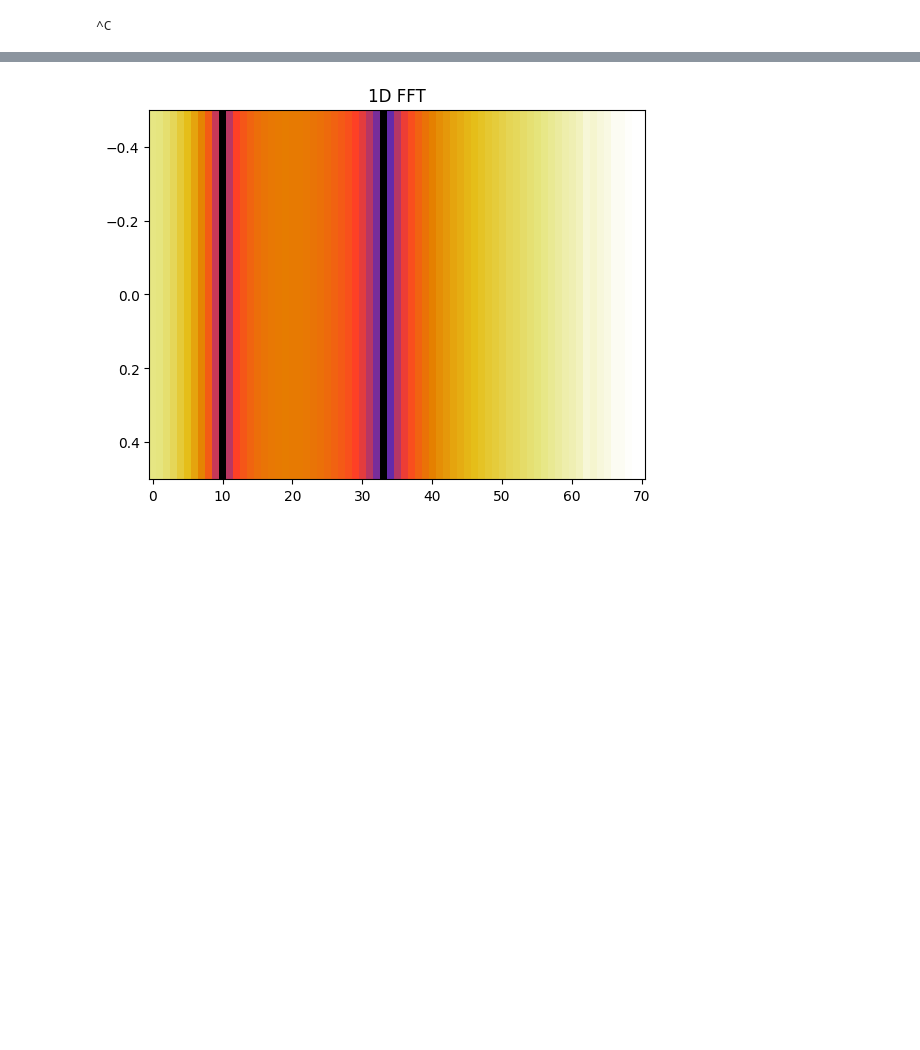
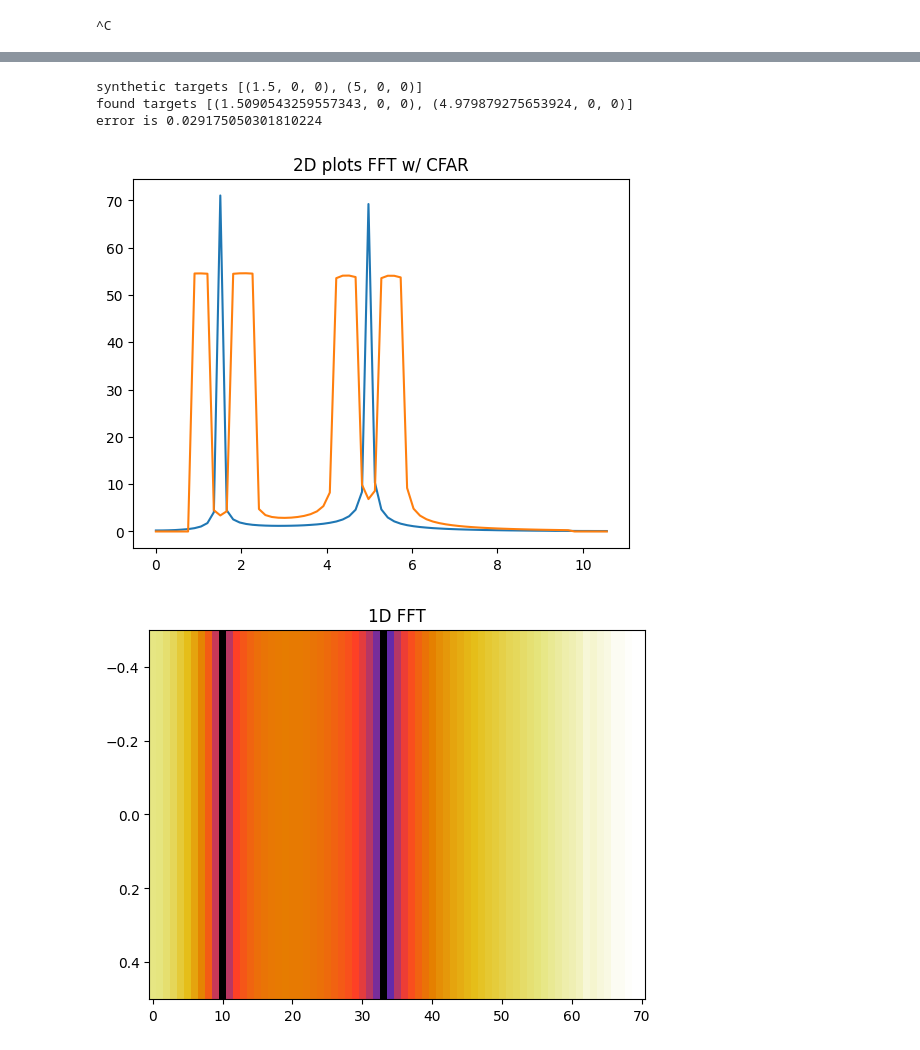
Before and after one commit to matt-chv/mmWrt, a Jupyter notebook: docs/Intro_nb.ipynb, the cells around one changed output, grey strips where cells are left out. Saved outputs shown, nothing was run; the diff lists cells and outputs as text; code cells hidden in the pictures; blank space fills up the shorter version.

```diff
--- a/docs/Intro_nb.ipynb
+++ b/docs/Intro_nb.ipynb
@@ -122,2 +80,47 @@ error is 0.029175050301810224
+# %%
+c = 3e8
+
+debug_ON = True
+test = 0
+radar = Radar(transmitter=Transmitter(bw=1e9, slope=70e8),
+              receiver=Receiver(fs=1e3, max_adc_buffer_size=256,
+                                debug=debug_ON), debug=debug_ON)
+
+target1 = Target(1.5)
+target2 = Target(5, 0, 0, vx=lambda t: 2*t+0)
+# below is also an equivalent definition of target2
+# as at t=0 the position will be x0=2+3=5
+# target2 = Target(2, 0, 0, vx=lambda t: 2*t+3)
+targets = [target1, target2]
+
+bb = rt_points(radar, targets, debug=debug_ON)
+Distances, range_profile = rsp.range_fft(bb)
+ca_cfar = rsp.cfar_ca_1d(range_profile)
+
+mag_r = abs(range_profile)
+mag_c = abs(ca_cfar)
+# little hack to remove small FFT ripples : mag_r> 5
+target_filter = ((mag_r > mag_c) & (mag_r > 5))
+
+index_peaks = where(target_filter)[0]
+grouped_peaks = rsp.peak_grouping_1d(index_peaks)
+
+found_targets = [Target(Distances[i]) for i in grouped_peaks]
+error = rsp.error([target1, target2], found_targets)
+print("synthetic targets", [t.pos() for t in targets])
+print("found targets", [t.pos() for t in found_targets])
+print("error is", error)
+
+# 2D representation of the FFT and CFAR
+# plot on X,Y axis the FFT and CFAR
+plt.plot(Distances, mag_r)
+plt.plot(Distances, mag_c)
+plt.title("2D plots FFT w/ CFAR")
+plt.show()
+# %% [output]
+synthetic targets [(1.5, 0, 0), (5, 0, 0)]
+found targets [(1.5090543259557343, 0, 0), (4.979879275653924, 0, 0)]
+error is 0.029175050301810224
+[figure, added]
 # %%
 # 1D representation of the FFT
```
Also changed, not shown: parts of 4 cells of this notebook.
